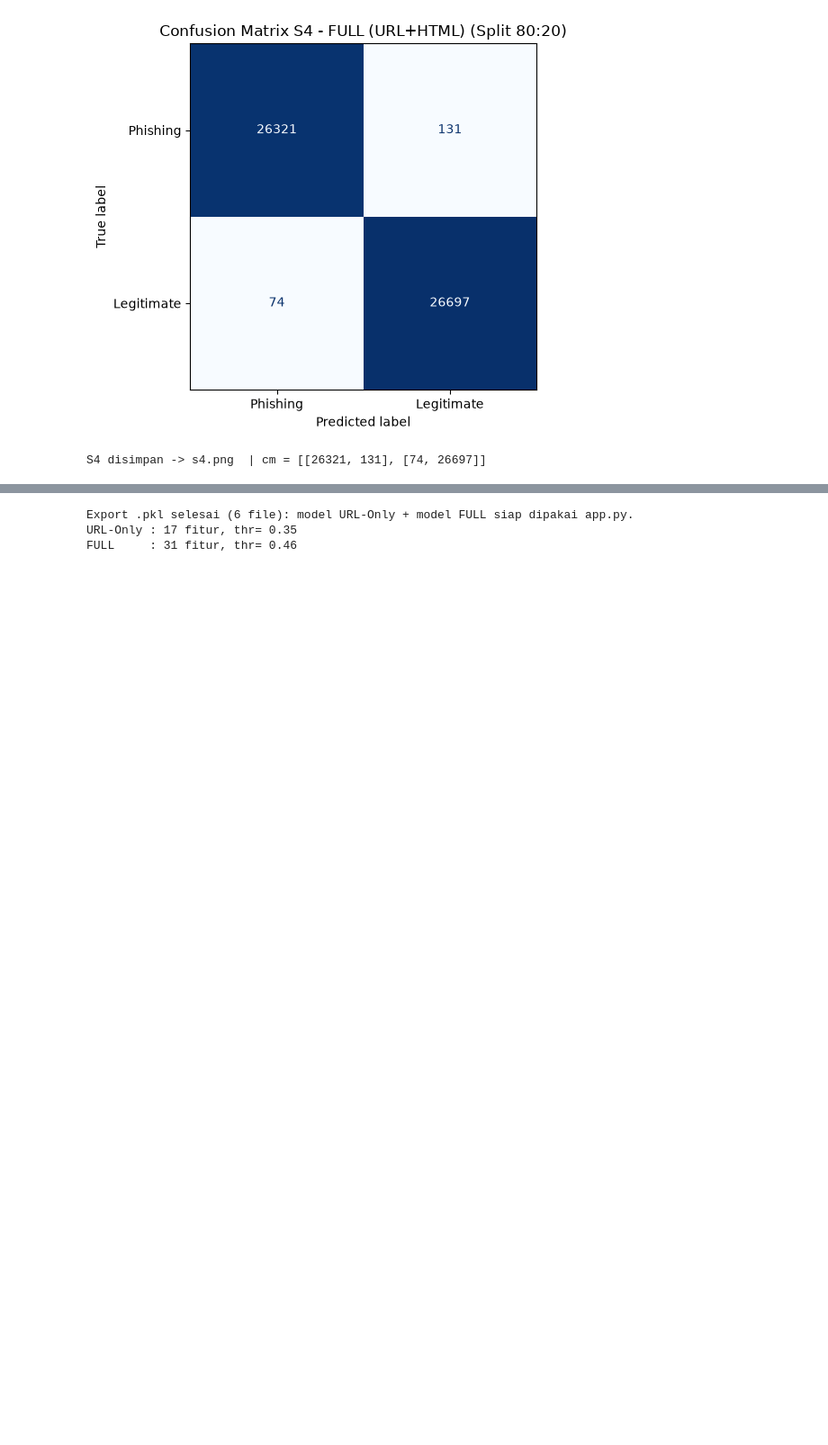
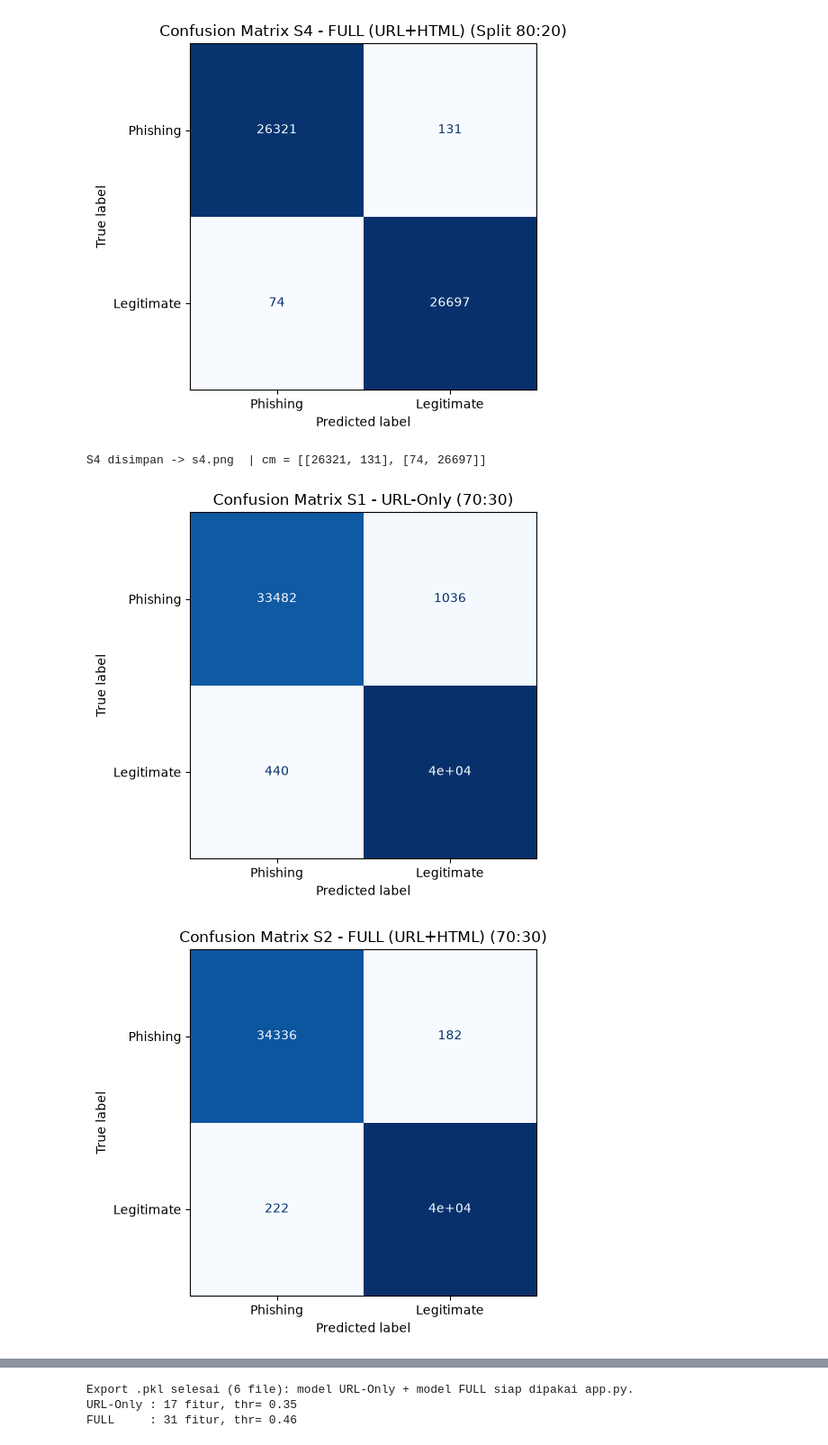
Before and after one commit to shaneab30/marpel, a Jupyter notebook: skripsi_all_5fold.ipynb, the cells around one changed output, grey strips where cells are left out. Shown at 90% size. Cells and saved outputs as stored; diff of their text form; code cells hidden in the pictures; blank space fills up the shorter version.

```diff
--- a/skripsi_all_5fold.ipynb
+++ b/skripsi_all_5fold.ipynb
@@ -184,3 +184,35 @@ for kode in ['S3', 'S4']:
 S3 disimpan -> s3.png  | cm = [[25551, 901], [268, 26503]]
 [figure]
 S4 disimpan -> s4.png  | cm = [[26321, 131], [74, 26697]]
+# %%
+# CONFUSION MATRIX rasio 70:30 (S1, S2) & 90:10 (S5, S6) + cetak angka semua skenario
+# cm = confusion_matrix(yte, yp, labels=[0,1]); 0=phishing, 1=legitimate
+# -> cm[0,0]=TP(phishing benar), cm[0,1]=FN, cm[1,0]=FP, cm[1,1]=TN
+for kode in ['S1', 'S2', 'S5', 'S6']:
+    r = simpan[kode]
+    disp = ConfusionMatrixDisplay(r['cm'], display_labels=['Phishing', 'Legitimate'])
+    disp.plot(cmap='Blues', colorbar=False)
+    plt.title('Confusion Matrix ' + kode + ' - ' + r['nama'] + ' (' + r['split'] + ')')
+    plt.tight_layout()
+    plt.savefig(kode.lower() + '.png', dpi=150, bbox_inches='tight')
+    plt.show()
+
+# Cetak angka mentah TP/TN/FP/FN SEMUA skenario (S1-S6) untuk perbandingan
+print('=== ANGKA CONFUSION MATRIX SEMUA SKENARIO ===')
+baris = []
+for kode in ['S1', 'S2', 'S3', 'S4', 'S5', 'S6']:
+    r = simpan[kode]
+    cm = r['cm']
+    tp, fn, fp, tn = int(cm[0, 0]), int(cm[0, 1]), int(cm[1, 0]), int(cm[1, 1])
+    print(kode, '|', r['nama'], '| split', r['split'],
+          '-> TP=', tp, 'TN=', tn, 'FP=', fp, 'FN=', fn,
+          '| total=', tp + tn + fp + fn)
+    baris.append({'Skenario': kode, 'Fitur': r['nama'], 'Split': r['split'],
+                  'TP': tp, 'TN': tn, 'FP': fp, 'FN': fn})
+
+print()
+tab_cm = pd.DataFrame(baris)
+print(tab_cm.to_string(index=False))
+# %% [output]
+[figure, added]
+[figure, added]
```
Also changed, not shown: parts of 2 cells of this notebook, 7 other files.
